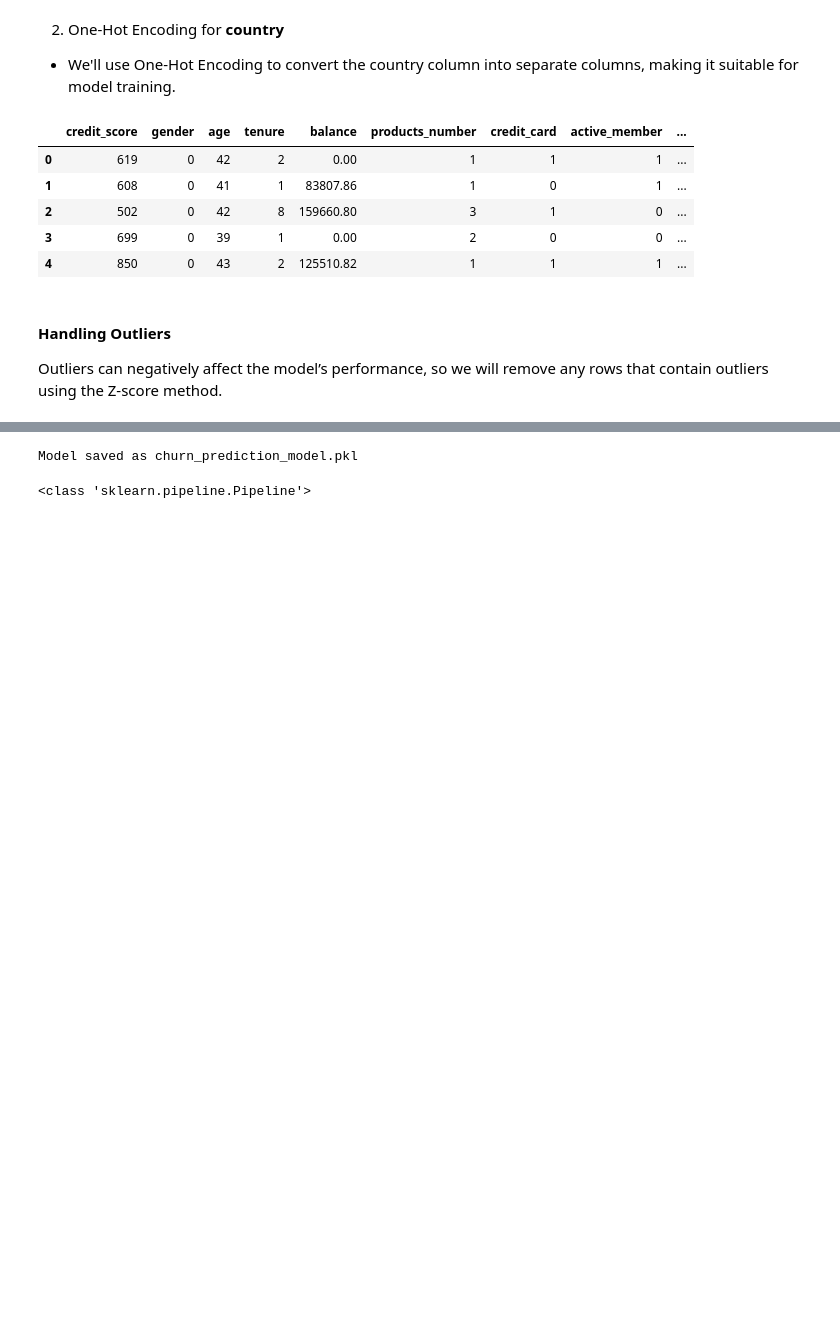
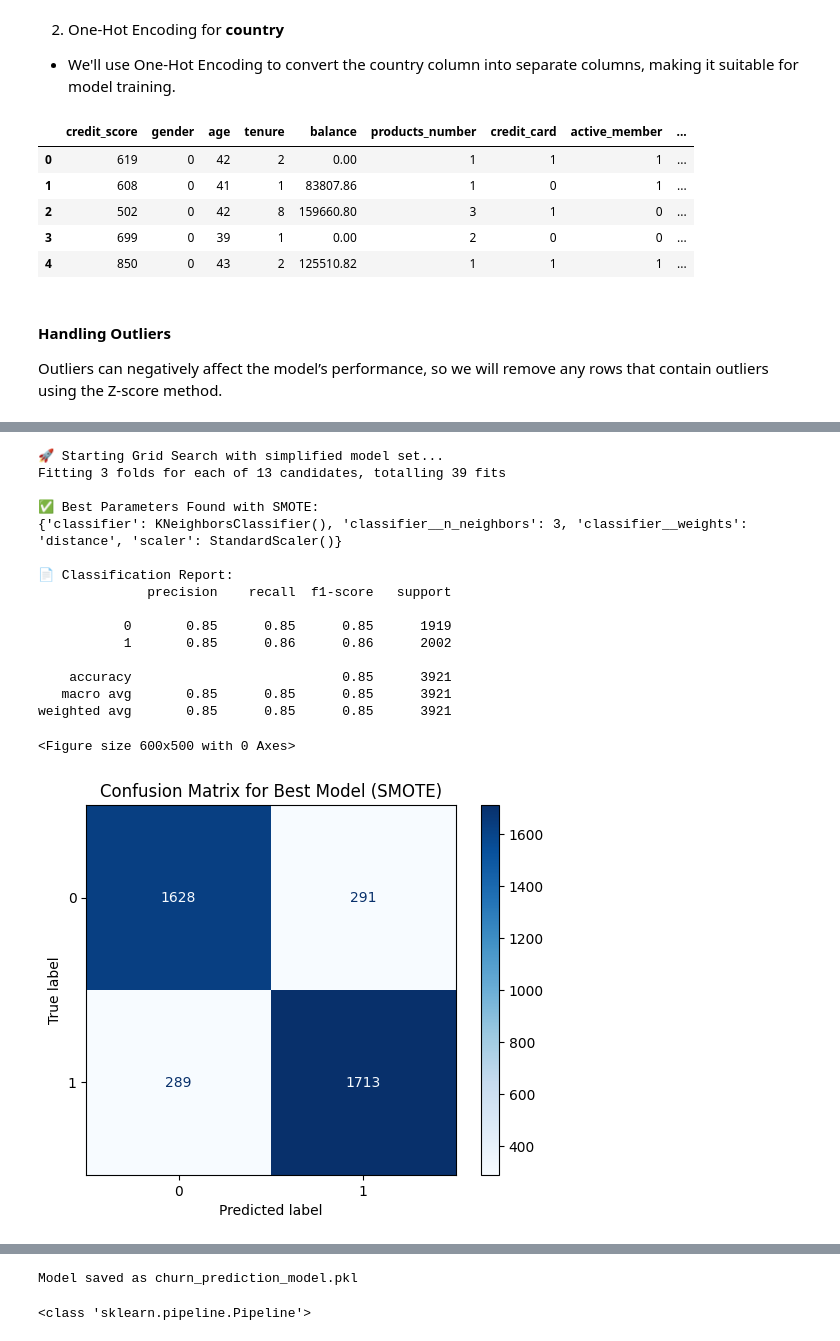
Before and after one commit to Fady-Faltaows/Customer-Churn-Prediction, a Jupyter notebook: churn_customer.ipynb, the cells around one changed output, grey strips where cells are left out. Cells and saved outputs as stored; diff of their text form; code cells hidden in the pictures; blank space fills up the shorter version.

```diff
--- a/churn_customer.ipynb
+++ b/churn_customer.ipynb
@@ -415,0 +382,11 @@ Name: count, dtype: int64
+# %%
+# Apply SMOTE to the full dataset before train-test split
+smote = SMOTE(random_state=42)
+X_balanced, y_balanced = smote.fit_resample(X, y)
+
+# Train-test split after SMOTE
+X_train, X_test, y_train, y_test = train_test_split(X_balanced, y_balanced, test_size=0.25, random_state=44, shuffle=True)
+
+# Display the new class distribution
+print("✅ Balanced Target Distribution (After SMOTE):")
+print(pd.Series(y_balanced).value_counts())
@@ -628,0 +443,44 @@ weighted avg       0.83      0.83      0.83      1962
+# %%
+# ✅ 2. GridSearchCV using simplified setup with SMOTE
+print("🚀 Starting Grid Search with simplified model set...")
+grid_search_smote = GridSearchCV(pipeline, param_grid, cv=3, n_jobs=-1, verbose=2)
+grid_search_smote.fit(X_train, y_train)
+
+# ✅ Print the best hyperparameters found during the grid search
+print("\n✅ Best Parameters Found with SMOTE:")
+print(grid_search_smote.best_params_)
+
+# ✅ 3. Predict on the original test set using the best model from the grid search
+best_model = grid_search_smote.best_estimator_
+y_pred = best_model.predict(X_test)
+
+# ✅ 4. Print the classification report to evaluate the model's performance
+print("\n📄 Classification Report:")
+print(classification_report(y_test, y_pred))
+
+# ✅ 5. Generate and display the confusion matrix
+cm = confusion_matrix(y_test, y_pred)
+disp = ConfusionMatrixDisplay(confusion_matrix=cm, display_labels=best_model.classes_)
+
+plt.figure(figsize=(6, 5))
+disp.plot(cmap='Blues', values_format='d')
+plt.title("Confusion Matrix for Best Model (SMOTE)")
+plt.show()
+# %% [output]
+🚀 Starting Grid Search with simplified model set...
+Fitting 3 folds for each of 13 candidates, totalling 39 fits
+
+✅ Best Parameters Found with SMOTE:
+{'classifier': KNeighborsClassifier(), 'classifier__n_neighbors': 3, 'classifier__weights': 'distance', 'scaler': StandardScaler()}
+
+📄 Classification Report:
+              precision    recall  f1-score   support
+
+           0       0.85      0.85      0.85      1919
+           1       0.85      0.86      0.86      2002
+
+    accuracy                           0.85      3921
+   macro avg       0.85      0.85      0.85      3921
+weighted avg       0.85      0.85      0.85      3921
+<Figure size 600x500 with 0 Axes>
+[figure, added]
```
Also changed, not shown: parts of 24 cells of this notebook, 1 other file.
